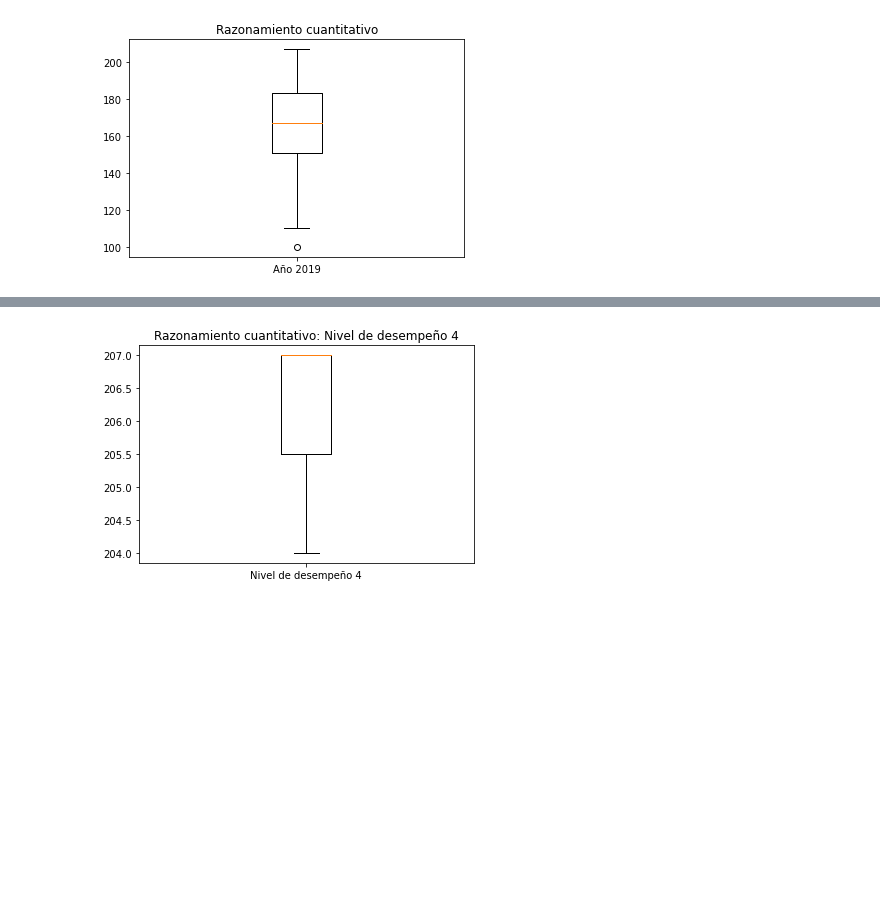
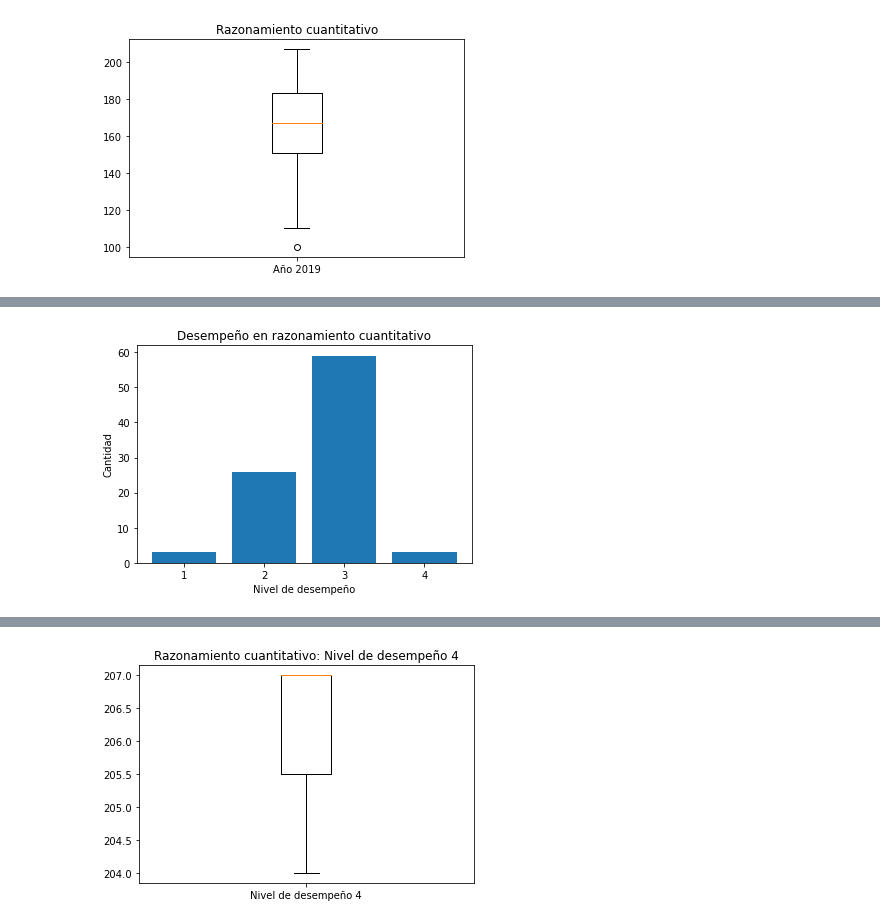
Before and after one commit to sebastianvelandia/visualizacion, a Jupyter notebook: Trabajo 1.ipynb, the cells around one changed output, grey strips where cells are left out. Cells and saved outputs as stored; diff of their text form; code cells hidden in the pictures; blank space fills up the shorter version.

Commit message:
Graficas de barras

```diff
--- a/Trabajo 1.ipynb
+++ b/Trabajo 1.ipynb
@@ -106,0 +107,12 @@ plt.show()
+# %%
+#Grafica de barras variable Razonamiento cuantitativo
+x = ['1','2','3','4']
+y = df.groupby(['MOD_RAZONA_CUANTITAT_DESEM'])['MOD_RAZONA_CUANTITAT_DESEM'].count()
+
+plt.title('Desempeño en razonamiento cuantitativo')
+plt.ylabel("Cantidad")
+plt.xlabel("Nivel de desempeño")
+plt.bar(x,y)
+plt.show()
+# %% [output]
+[figure, added]
```
Also changed, not shown: parts of 8 cells of this notebook.
